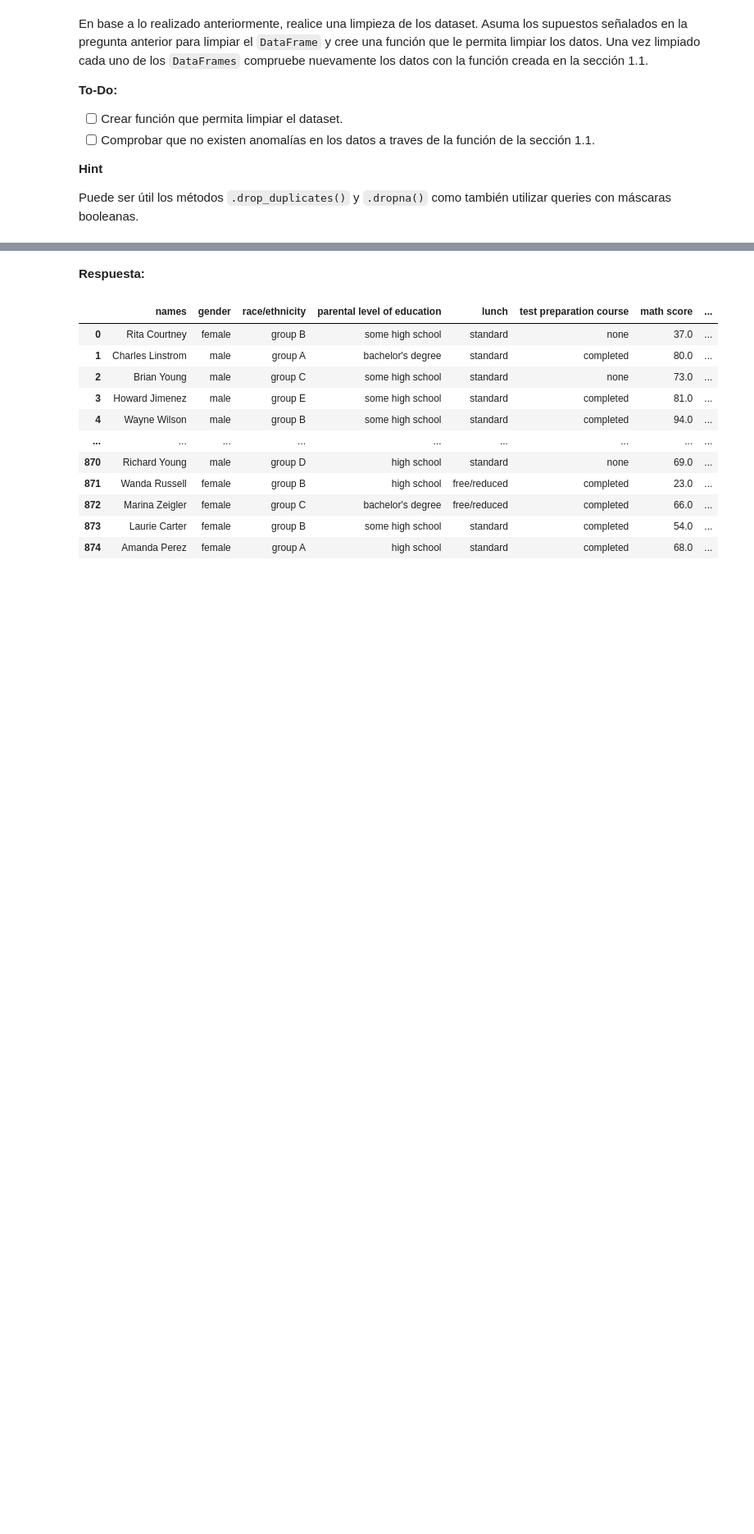
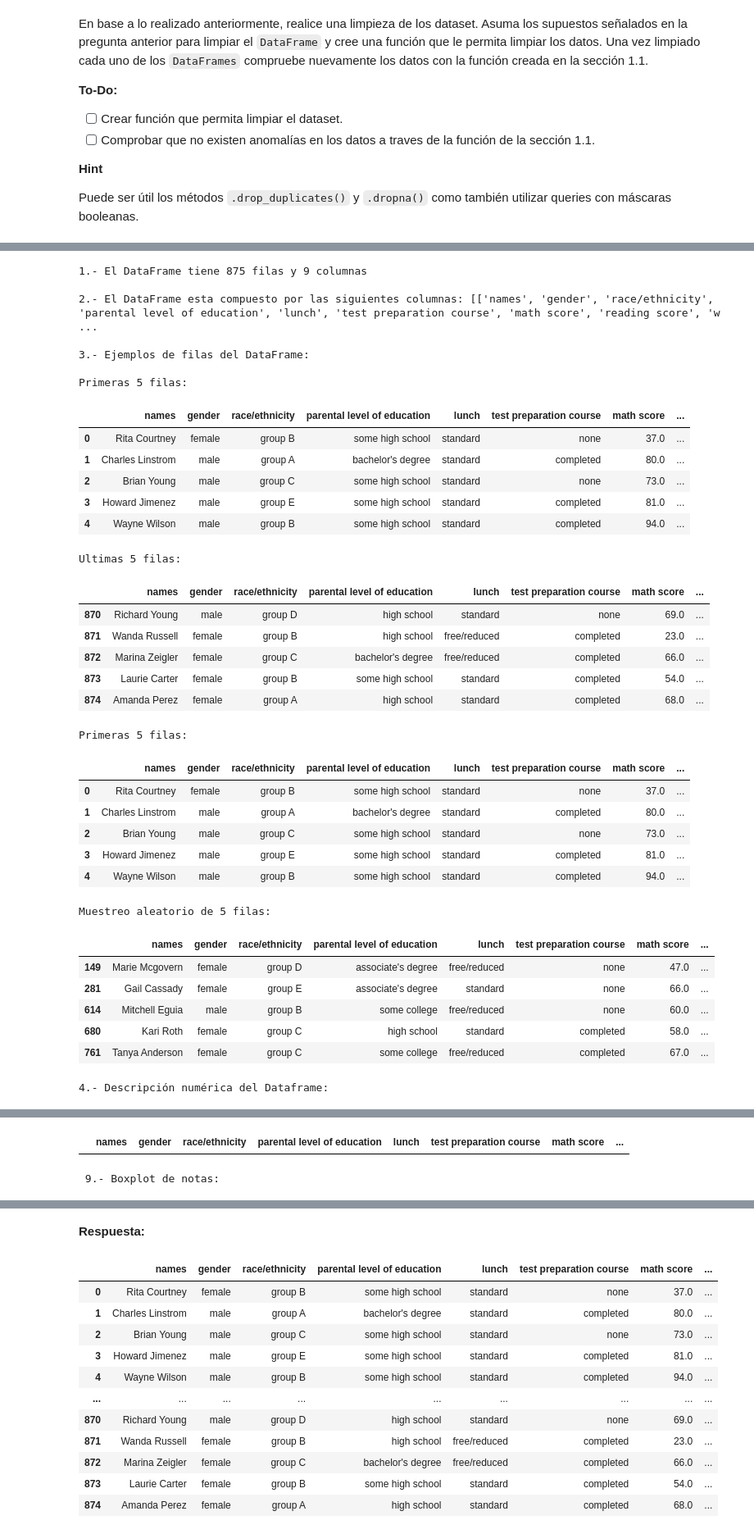
Before and after one commit to Patortiz26/Laboratorio-de-Programaci-n, a Jupyter notebook: Laboratorio3.ipynb, the cells around one changed output, grey strips where cells are left out. Shown at 82% size. Drawn from its saved outputs; the diff is of its cells as text; code cells hidden in the pictures; blank space fills up the shorter version.

```diff
--- a/Laboratorio3.ipynb
+++ b/Laboratorio3.ipynb
@@ -243,0 +413,49 @@
+# %%
+def clean_data(df):
+  qw = df.drop_duplicates(subset='names',keep='first')
+  qw = qw.dropna()
+  qw = qw[(qw['math score'] >= 0) & (qw['math score'] <= 100)]
+  qw = qw[(qw['reading score'] >= 0) & (qw['reading score'] <= 100)]
+  qw = qw[(qw['writing score'] >= 0) & (qw['writing score'] <= 100)]
+  qw = qw.reset_index(drop=True)
+  return qw
+
+df_grades = clean_data(df_grades)
+# %%
+exploratory_data_analysis(df_grades)
+# %% [output]
+1.- El DataFrame tiene 875 filas y 9 columnas
+
+2.- El DataFrame esta compuesto por las siguientes columnas: [['names', 'gender', 'race/ethnicity', 'parental level of education', 'lunch', 'test preparation course', 'math score', 'reading score', 'w ...
+
+3.- Ejemplos de filas del DataFrame:
+
+Primeras 5 filas:
+|  | names | gender | race/ethnicity | parental level of education | lunch | test preparation course | math score | ... |
+| 0 | Rita Courtney | female | group B | some high school | standard | none | 37.0 | ... |
+| 1 | Charles Linstrom | male | group A | bachelor's degree | standard | completed | 80.0 | ... |
+| 2 | Brian Young | male | group C | some high school | standard | none | 73.0 | ... |
+| 3 | Howard Jimenez | male | group E | some high school | standard | completed | 81.0 | ... |
+| 4 | Wayne Wilson | male | group B | some high school | standard | completed | 94.0 | ... |
+Ultimas 5 filas:
+|  | names | gender | race/ethnicity | parental level of education | lunch | test preparation course | math score | ... |
+| 870 | Richard Young | male | group D | high school | standard | none | 69.0 | ... |
+| 871 | Wanda Russell | female | group B | high school | free/reduced | completed | 23.0 | ... |
+| 872 | Marina Zeigler | female | group C | bachelor's degree | free/reduced | completed | 66.0 | ... |
+| 873 | Laurie Carter | female | group B | some high school | standard | completed | 54.0 | ... |
+| 874 | Amanda Perez | female | group A | high school | standard | completed | 68.0 | ... |
+Primeras 5 filas:
+|  | names | gender | race/ethnicity | parental level of education | lunch | test preparation course | math score | ... |
+| 0 | Rita Courtney | female | group B | some high school | standard | none | 37.0 | ... |
+| 1 | Charles Linstrom | male | group A | bachelor's degree | standard | completed | 80.0 | ... |
+| 2 | Brian Young | male | group C | some high school | standard | none | 73.0 | ... |
+| 3 | Howard Jimenez | male | group E | some high school | standard | completed | 81.0 | ... |
+| 4 | Wayne Wilson | male | group B | some high school | standard | completed | 94.0 | ... |
+Muestreo aleatorio de 5 filas:
+|  | names | gender | race/ethnicity | parental level of education | lunch | test preparation course | math score | ... |
+| 149 | Marie Mcgovern | female | group D | associate's degree | free/reduced | none | 47.0 | ... |
+| 281 | Gail Cassady | female | group E | associate's degree | standard | none | 66.0 | ... |
+| 614 | Mitchell Eguia | male | group B | some college | free/reduced | none | 60.0 | ... |
+| 680 | Kari Roth | female | group C | high school | standard | completed | 58.0 | ... |
+| 761 | Tanya Anderson | female | group C | some college | free/reduced | completed | 67.0 | ... |
+4.- Descripción numérica del Dataframe:
@@ -243,0 +488,2 @@
+|  | names | gender | race/ethnicity | parental level of education | lunch | test preparation course | math score | ... |
+ 9.- Boxplot de notas:
```
Also changed, not shown: parts of 35 cells of this notebook.
